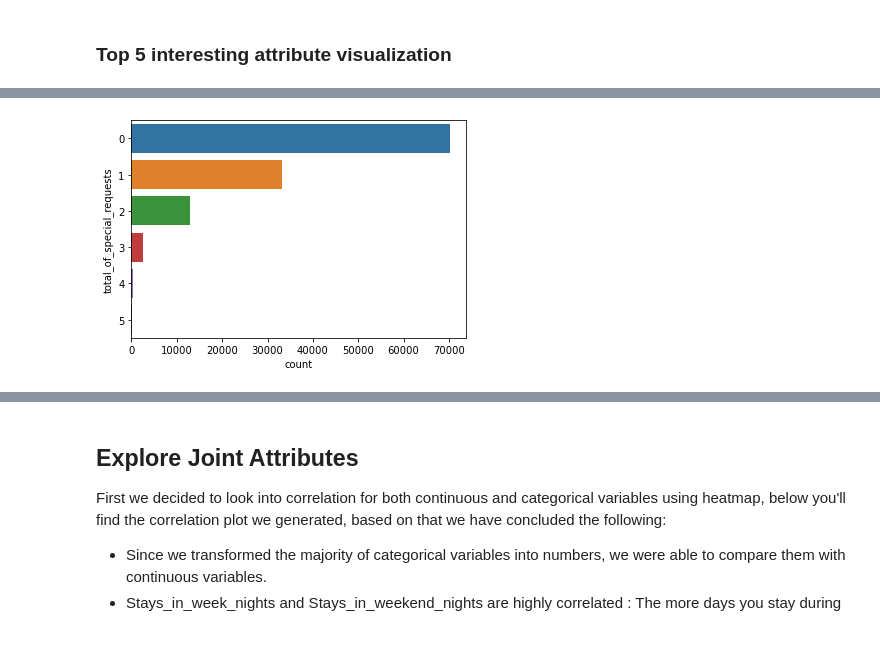
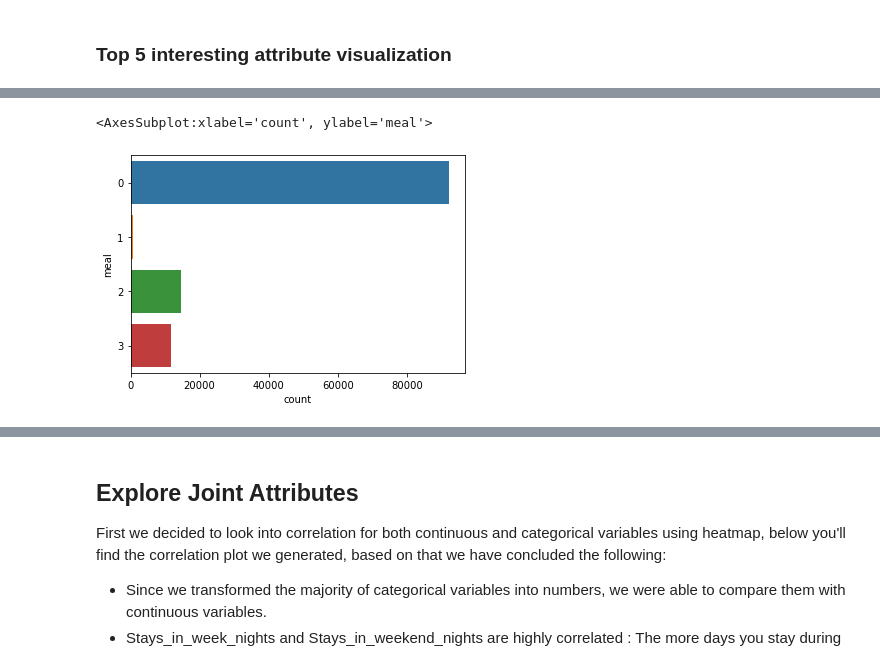
Before and after one commit to olmosjorge28/DS7331_ML1_ASSINGMENTS, a Jupyter notebook: lab1/Lab_1_notebook.ipynb, the cells around one changed output, grey strips where cells are left out. Drawn from its saved outputs; the diff is of its cells as text; code cells hidden in the pictures.

```diff
--- a/lab1/Lab_1_notebook.ipynb
+++ b/lab1/Lab_1_notebook.ipynb
@@ -734,5 +745,5 @@ plt.show()
 # %%
-sns.countplot(y="total_of_special_requests", data=hotel_bookings_transform)
-plt.show()
+sns.countplot(y="meal", data=hotel_bookings_transform)
 # %% [output]
+<AxesSubplot:xlabel='count', ylabel='meal'>
-[figure, old version]
+[figure, new version]
```
Also changed, not shown: parts of 15 cells of this notebook.
